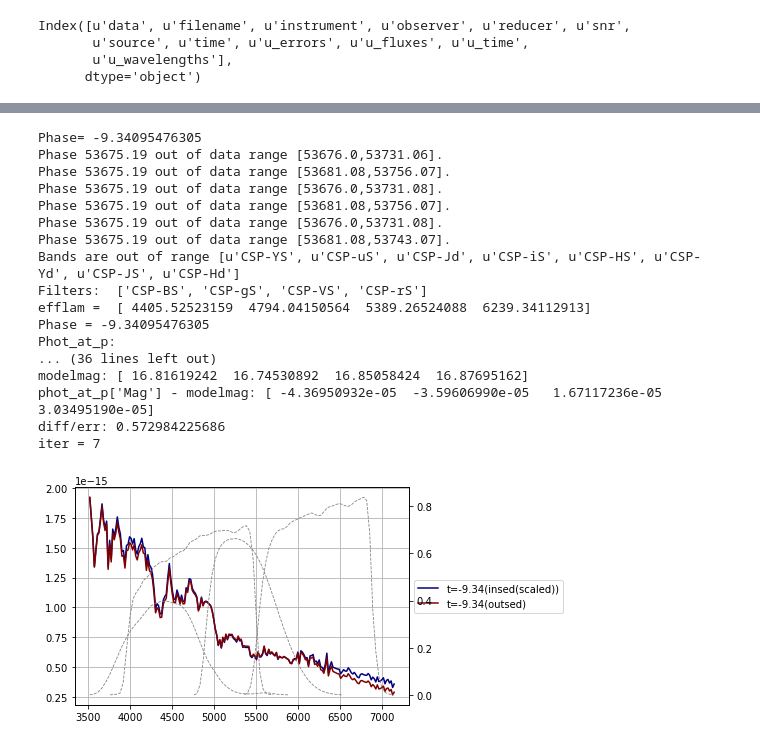
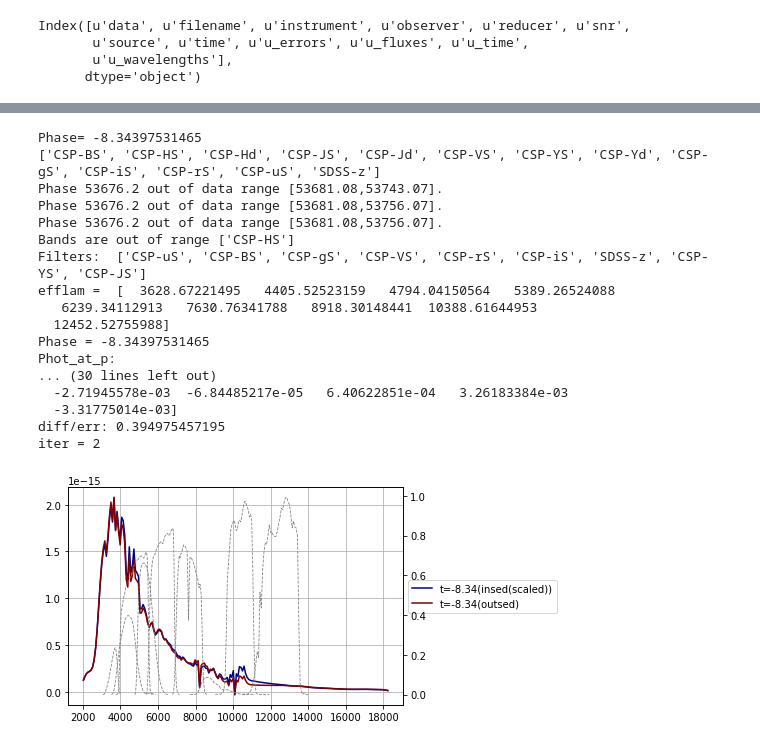
Before and after one commit to RutgersSN/plasticc-Iax, a Jupyter notebook: SN2005hk/Iax-SED.ipynb, the cells around one changed output, grey strips where cells are left out. Saved outputs shown, nothing was run; the diff lists cells and outputs as text; code cells hidden in the pictures.

```diff
--- a/SN2005hk/Iax-SED.ipynb
+++ b/SN2005hk/Iax-SED.ipynb
@@ -74,3 +100,5 @@ phot = vstack([phot,cspdata],join_type='inner')
+# %%
+phot = photdata.copy()
 # %%
 phot.show_in_notebook()
 # %% [output]
@@ -103,6 +131,7 @@ Index([u'data', u'filename', u'instrument', u'observer', u'reducer', u'snr',
       dtype='object')
 # %%
 spectra = spectra.sort_values(by=['time'])
+spectra = spectra.reset_index()
 # %%
 spectra['data'][0]
 # %% [output]
@@ -164,3 +194,15 @@ if np.sum(peakmjd>0) == 0:
 Effective wavelength of bessellb: 4384.77273446
 wavelength difference: -36.0419272146
 peakmjd: 53684.6529476
+# %%
+#plot filters
+filters = np.unique(sn['Filter'][sn['Survey']=='CSP']).tolist()
+filters += ['SDSS-z']
+
+sedfit.utils.register_bands_for_sncosmo()
+
+for f in filters:
+    band = sncosmo.get_bandpass(f)
+    plt.plot(band.wave,band.trans,label=f)
+plt.legend(bbox_to_anchor=(1.1, 1.05),ncol=5)
+print filters
@@ -166,0 +232,2 @@ peakmjd: 53684.6529476
+# %%
+spectra_orig = spectra.copy()
@@ -167,5 +437,10 @@ peakmjd: 53684.6529476
 # %%
-for s in spectra.iterrows():
+##mangle the spectra
+reload(sedfit.mangle)
+
+sedres = []
+for s in spectra_extended.iterrows():
+# for s in spectra_orig.iterrows():
 
     spectrum = s[1]
 
@@ -175,12 +450,13 @@ for s in spectra.iterrows():
     mags = []
     magerr = []
     goodfilts = []
-
+    print filters
     for i,f in enumerate(filters):
 #             print peakmjd
         mjd = phase*(1.+z)+peakmjd
-        mag = meanlc[i](mjd)
-        merr = meanlc_err[i](mjd)
+        gpidx = gpfilters.index(f)
+        mag = gpmeanlc[gpidx](mjd)
+        merr = np.sqrt(gpmeanlc_cov[gpidx](mjd))
         mags.append(mag)
         magerr.append(merr)
         fminmjd = np.min(sn['MJD'][sn['Filter']==f])
@@ -209,48 +485,61 @@ for s in spectra.iterrows():
 
     wave = np.array(sdata[0].astype(float))
     flux = np.atleast_2d(sdata[1].astype(float))
 
 #     plt.plot(wave,flux.ravel())
 
     newsource = sncosmo.TimeSeriesSource(phase,wave,np.repeat(flux,nrepeat,axis=0))
     newsed_at_p = sncosmo.Model(newsource)
 
     excl_fs = []
     for f in filters:
         band = sncosmo.get_bandpass(f)
         minwave = band.minwave()
         maxwave = band.maxwave()
+        effwave = band.wave_eff
         if minwave < wave.min() or maxwave > wave.max():
+#         if effwave < wave.min() or effwave > wave.max():
             excl_fs.append(f)
     print "Bands are out of range",excl_fs
+
+    excl_fs += ['CSP-Yd','CSP-Jd','CSP-Hd']
+
+    for f in ['J','H']:
+        if 'CSP-'+f+'S' in synlc_good['Filter']:
+            excl_fs += ['CfAIR2-'+f]
+
+    excl_fs = np.unique(excl_fs)
 
     idx = np.array([(x in np.array(excl_fs)) for x in synlc_good['Filter']])
 
     inlc = synlc_good[~idx]
 
     if len(set(inlc['Filter']))<2:
         print "Number of in-range filters is < 2. Skip this phase."
         continue
 
-    sedfit.mangle.manglespec(inlc,insed =newsed_at_p, redshift=z,insed_is_rest=False)
 
+    result = sedfit.mangle.manglespec(inlc,insed =newsed_at_p, redshift=z,insed_is_rest=False,
+                                      taperscale=3.,spline=False)
+
+    sedres.append(result)
     plt.show()
 # %% [output]
-Phase= -9.34095476305
-Phase 53675.19 out of data range [53676.0,53731.06].
-Phase 53675.19 out of data range [53681.08,53756.07].
-Phase 53675.19 out of data range [53676.0,53731.08].
-Phase 53675.19 out of data range [53681.08,53756.07].
-Phase 53675.19 out of data range [53676.0,53731.08].
-Phase 53675.19 out of data range [53681.08,53743.07].
-Bands are out of range [u'CSP-YS', u'CSP-uS', u'CSP-Jd', u'CSP-iS', u'CSP-HS', u'CSP-Yd', u'CSP-JS', u'CSP-Hd']
-Filters:  ['CSP-BS', 'CSP-gS', 'CSP-VS', 'CSP-rS']
-efflam =  [ 4405.52523159  4794.04150564  5389.26524088  6239.34112913]
-Phase = -9.34095476305
+Phase= -8.34397531465
+['CSP-BS', 'CSP-HS', 'CSP-Hd', 'CSP-JS', 'CSP-Jd', 'CSP-VS', 'CSP-YS', 'CSP-Yd', 'CSP-gS', 'CSP-iS', 'CSP-rS', 'CSP-uS', 'SDSS-z']
+Phase 53676.2 out of data range [53681.08,53743.07].
+Phase 53676.2 out of data range [53681.08,53756.07].
+Phase 53676.2 out of data range [53681.08,53756.07].
+Bands are out of range ['CSP-HS']
+Filters:  ['CSP-uS', 'CSP-BS', 'CSP-gS', 'CSP-VS', 'CSP-rS', 'CSP-iS', 'SDSS-z', 'CSP-YS', 'CSP-JS']
+efflam =  [  3628.67221495   4405.52523159   4794.04150564   5389.26524088
+   6239.34112913   7630.76341788   8918.30148441  10388.61644953
+  12452.52755988]
+Phase = -8.34397531465
 Phot_at_p:
-... (36 lines left out)
-modelmag: [ 16.81619242  16.74530892  16.85058424  16.87695162]
-phot_at_p['Mag'] - modelmag: [ -4.36950932e-05  -3.59606990e-05   1.67117236e-05   3.03495190e-05]
-diff/err: 0.572984225686
-iter = 7
+... (30 lines left out)
+  -2.71945578e-03  -6.84485217e-05   6.40622851e-04   3.26183384e-03
+  -3.31775014e-03]
+diff/err: 0.394975457195
+iter = 2
-[figure, old version]
+[figure, new version]
```
Also changed, not shown: parts of 26 cells of this notebook, 2 other files.
